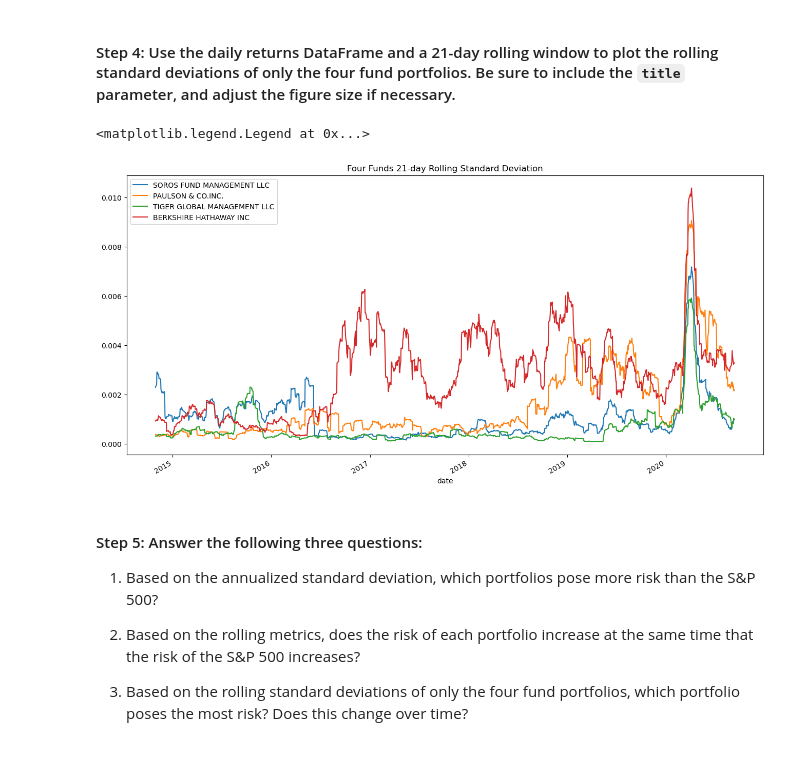
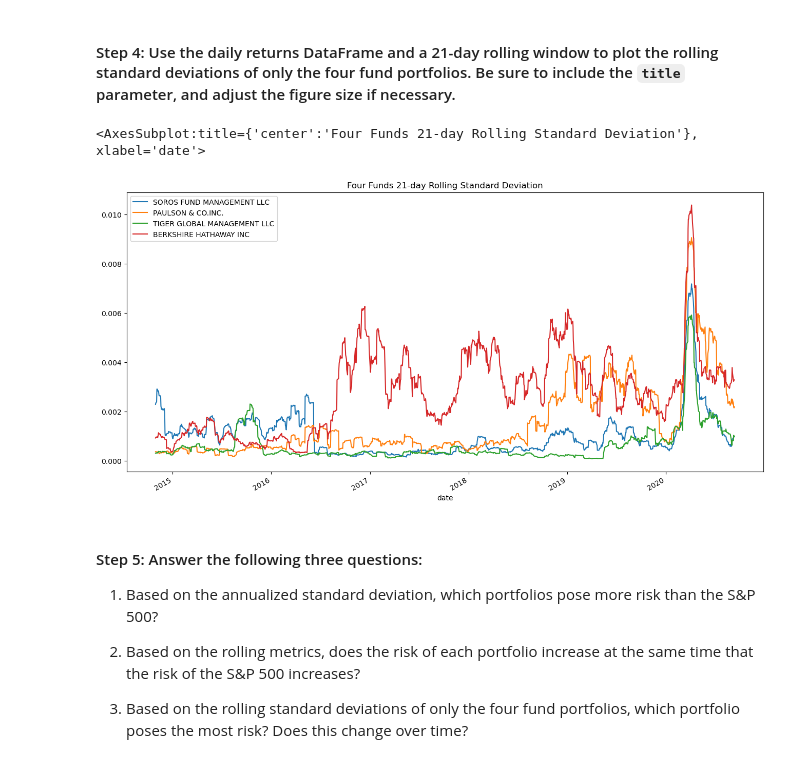
Before and after one commit to BorisDudkin/FinTech_Module4_Risk_Return_Analysis, a Jupyter notebook: risk_return_analysis.ipynb, the cells around one changed output. Saved outputs shown, nothing was run; the diff lists cells and outputs as text; code cells hidden in the pictures.

```diff
--- a/risk_return_analysis.ipynb
+++ b/risk_return_analysis.ipynb
@@ -304,19 +312,13 @@ ax.legend(["S&P 500", "SOROS FUND MANAGEMENT LLC", "PAULSON & CO.INC.", 'TIGER G
 [figure]
 # %% [markdown]
 #### Step 4: Use the daily returns DataFrame and a 21-day rolling window to plot the rolling standard deviations of only the four fund portfolios. Be sure to include the `title` parameter, and adjust the figure size if necessary.
-# %%
-# Using the daily return data and a 21-day rolling window, plot the rolling standard deviation of just the 4 portfolios.
-# Include a title parameter and adjust the figure size
-ax = funds_daily_returns['SOROS FUND MANAGEMENT LLC'].rolling(window=21).std().plot(figsize=(16, 8), title='Four Funds 21-day Rolling Standard Deviation')
-funds_daily_returns['PAULSON & CO.INC.'].rolling(window=21).std().plot(ax=ax)
-funds_daily_returns['TIGER GLOBAL MANAGEMENT LLC'].rolling(window=21).std().plot(ax=ax)
-funds_daily_returns['BERKSHIRE HATHAWAY INC'].rolling(window=21).std().plot(ax=ax)
-
-# Set the legend for the visualization
-ax.legend(["SOROS FUND MANAGEMENT LLC", "PAULSON & CO.INC.", 'TIGER GLOBAL MANAGEMENT LLC', 'BERKSHIRE HATHAWAY INC'])
-# %% [output]
-<matplotlib.legend.Legend at 0x...>
-[figure, removed]
+# %%
+four_funds_daily_returns.rolling(window=21).std().plot(figsize=(16, 8),
+                                                       title='Four Funds 21-day Rolling Standard Deviation',
+                                                       legend = ["SOROS FUND MANAGEMENT LLC", "PAULSON & CO.INC.", 'TIGER GLOBAL MANAGEMENT LLC', 'BERKSHIRE HATHAWAY INC'])
+# %% [output]
+<AxesSubplot:title={'center':'Four Funds 21-day Rolling Standard Deviation'}, xlabel='date'>
+[figure, added]
 # %% [markdown]
 #### Step 5: Answer the following three questions:
 
```
Also changed, not shown: parts of 14 cells of this notebook.
